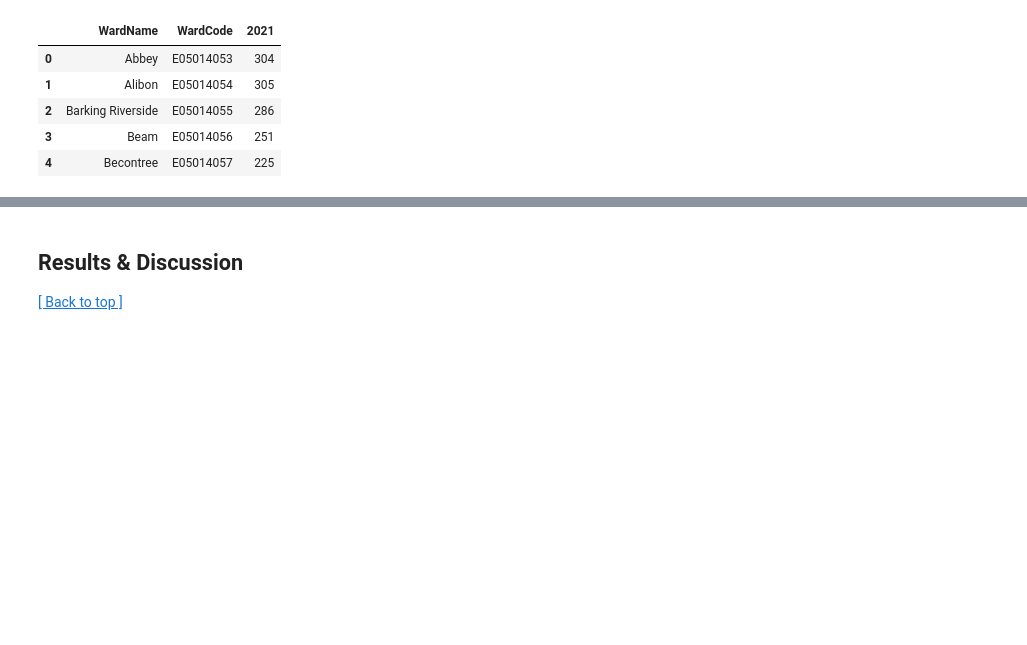
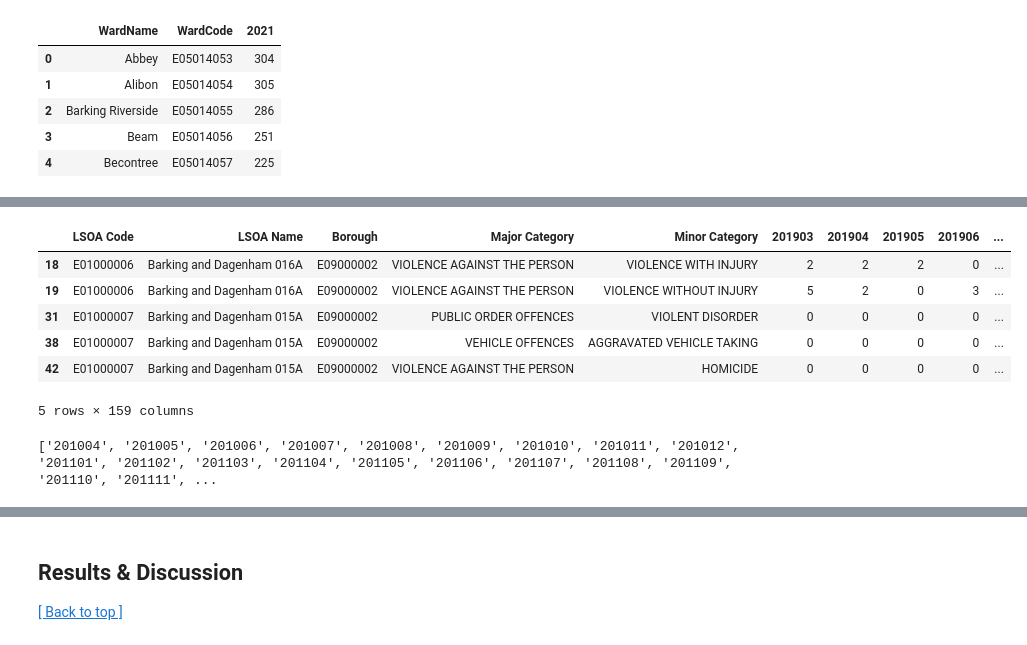
Before and after one commit to jyjylow/casa0006-assessment, a Jupyter notebook: CASA0006_Assessment.ipynb, the cells around one changed output, grey strips where cells are left out. Saved outputs shown, nothing was run; the diff lists cells and outputs as text; code cells hidden in the pictures; blank space fills up the shorter version.

```diff
--- a/CASA0006_Assessment.ipynb
+++ b/CASA0006_Assessment.ipynb
@@ -363,3 +405,17 @@ gdf_2021[gdf_2021['DISTRICT'] == 'Barking and Dagenham']
 | 475 | 475 | Whalebone | E05000042 | Barking and Dagenham | E09000002 | 155.399 | 0.000 | POLYGON ((0.15428 51.56614, 0.153... | Whalebone | E05014071 | ... |
 | 476 | 476 | Chadwell Heath | E05000029 | Barking and Dagenham | E09000002 | 338.422 | 0.000 | POLYGON ((0.14698 51.57568, 0.146... | Chadwell Heath | E05014058 | ... |
 | 477 | 477 | Parsloes | E05000037 | Barking and Dagenham | E09000002 | 124.384 | 0.000 | POLYGON ((0.12431 51.55143, 0.124... | Parsloes | E05014067 | ... |
+# %%
+crimehistdf.head()
+# %% [output]
+|  | LSOA Code | LSOA Name | Borough | Major Category | Minor Category | 201903 | 201904 | 201905 | 201906 | ... |
+| 18 | E01000006 | Barking and Dagenham 016A | E09000002 | VIOLENCE AGAINST THE PERSON | VIOLENCE WITH INJURY | 2 | 2 | 2 | 0 | ... |
+| 19 | E01000006 | Barking and Dagenham 016A | E09000002 | VIOLENCE AGAINST THE PERSON | VIOLENCE WITHOUT INJURY | 5 | 2 | 0 | 3 | ... |
+| 31 | E01000007 | Barking and Dagenham 015A | E09000002 | PUBLIC ORDER OFFENCES | VIOLENT DISORDER | 0 | 0 | 0 | 0 | ... |
+| 38 | E01000007 | Barking and Dagenham 015A | E09000002 | VEHICLE OFFENCES | AGGRAVATED VEHICLE TAKING | 0 | 0 | 0 | 0 | ... |
+| 42 | E01000007 | Barking and Dagenham 015A | E09000002 | VIOLENCE AGAINST THE PERSON | HOMICIDE | 0 | 0 | 0 | 0 | ... |
+5 rows × 159 columns
+# %%
+print(sorted(date_columns))
+# %% [output]
+['201004', '201005', '201006', '201007', '201008', '201009', '201010', '201011', '201012', '201101', '201102', '201103', '201104', '201105', '201106', '201107', '201108', '201109', '201110', '201111', ...
```
Also changed, not shown: parts of 16 cells of this notebook, 26 other files.
